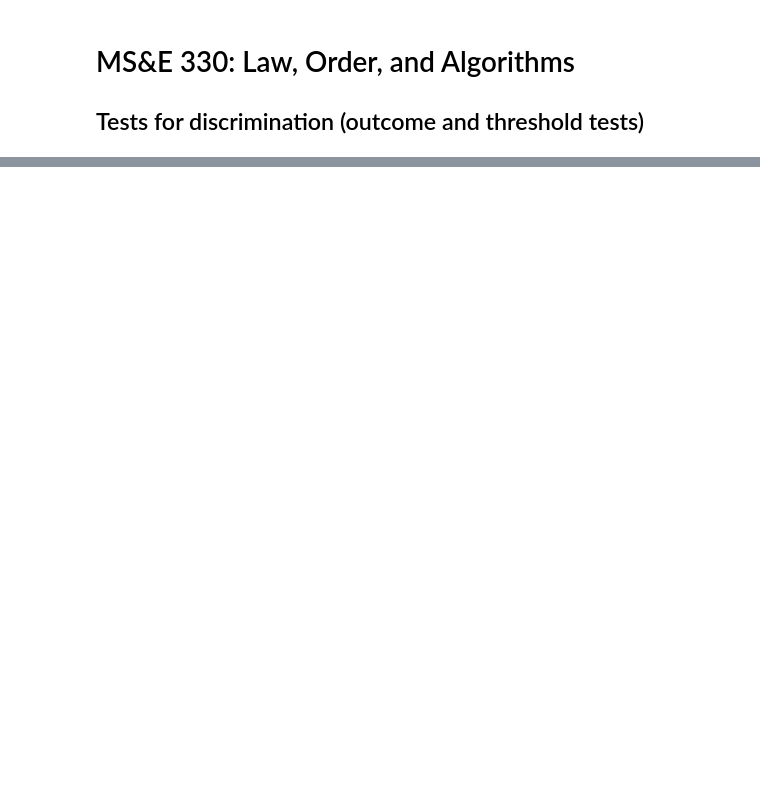
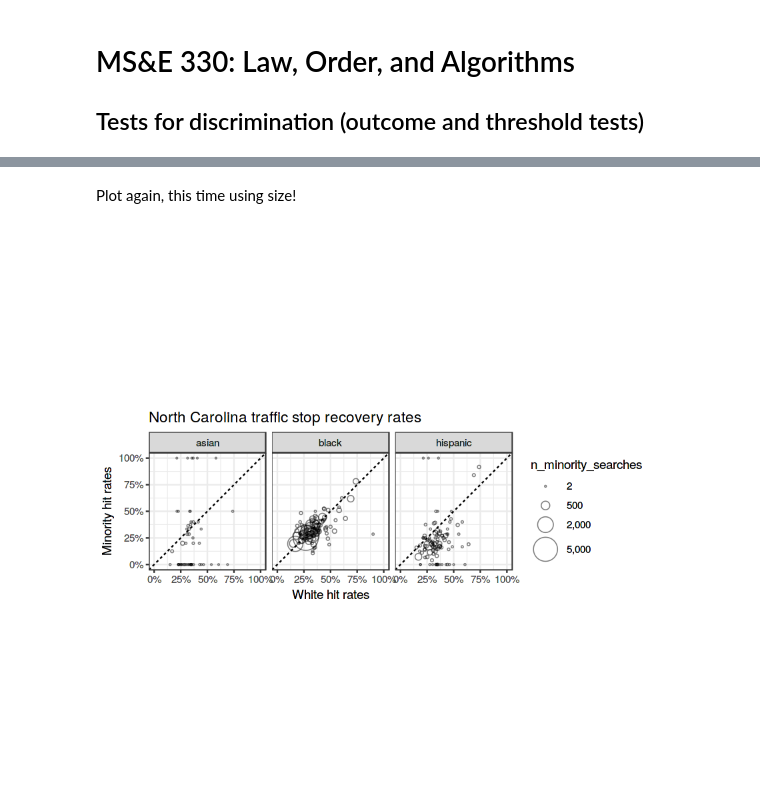
Before and after one commit to stanford-policylab/law-order-algo, a Jupyter notebook: notebooks/discrimination_tests-answers.ipynb, the cells around one changed output, grey strips where cells are left out. Drawn from its saved outputs; the diff is of its cells as text; code cells hidden in the pictures; blank space fills up the shorter version.

```diff
--- a/notebooks/discrimination_tests-answers.ipynb
+++ b/notebooks/discrimination_tests-answers.ipynb
@@ -97,0 +163,7 @@ Jumping back to our North Carolina data, to apply
+# %%
+n_minority_searches <-
+  stop_df %>%
+  filter(search_conducted) %>%
+  count(driver_race, police_department) %>%
+  rename(n_minority_searches = n) %>%
+  filter(driver_race != "white")
@@ -97,0 +172,6 @@ Jumping back to our North Carolina data, to apply
+# %%
+hit_rates <- left_join(
+    white_vs_minority_rates,
+    n_minority_searches,
+    by = c("police_department", "minority_race" = "driver_race")
+  )
@@ -97,0 +196,21 @@ Jumping back to our North Carolina data, to apply
+# %% [markdown]
+Plot again, this time using size!
+# %%
+# Recommend arguments for pretty-ifying your size parameter:
+# ... + scale_size_area(max_size = 10, labels = scales::comma, breaks = c(2, 500, 2000, 5000))
+hit_rates %>%
+  ggplot(aes(x = white_rate, y = minority_rate)) +
+  geom_point(aes(size = n_minority_searches), shape = 1, alpha = 0.5) +
+  geom_abline(linetype = "dashed") +
+  facet_grid(cols = vars(minority_race)) +
+  coord_fixed() +
+  scale_x_continuous(limits = c(0, 1), labels = scales::percent) +
+  scale_y_continuous(limits = c(0, 1), labels = scales::percent) +
+  scale_size_area(max_size = 10, labels = scales::comma, breaks = c(2, 500, 2000, 5000)) +
+  labs(
+    x = "White hit rates",
+    y = "Minority hit rates",
+    title = "North Carolina traffic stop recovery rates"
+  )
+# %% [output]
+[figure, added]
```
Also changed, not shown: parts of 17 cells of this notebook.
